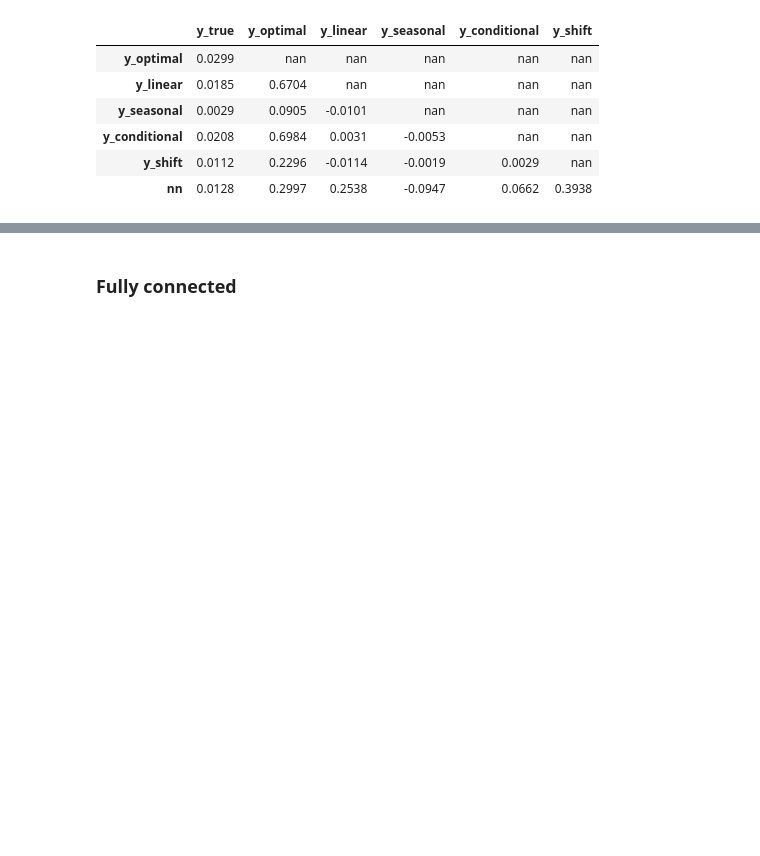
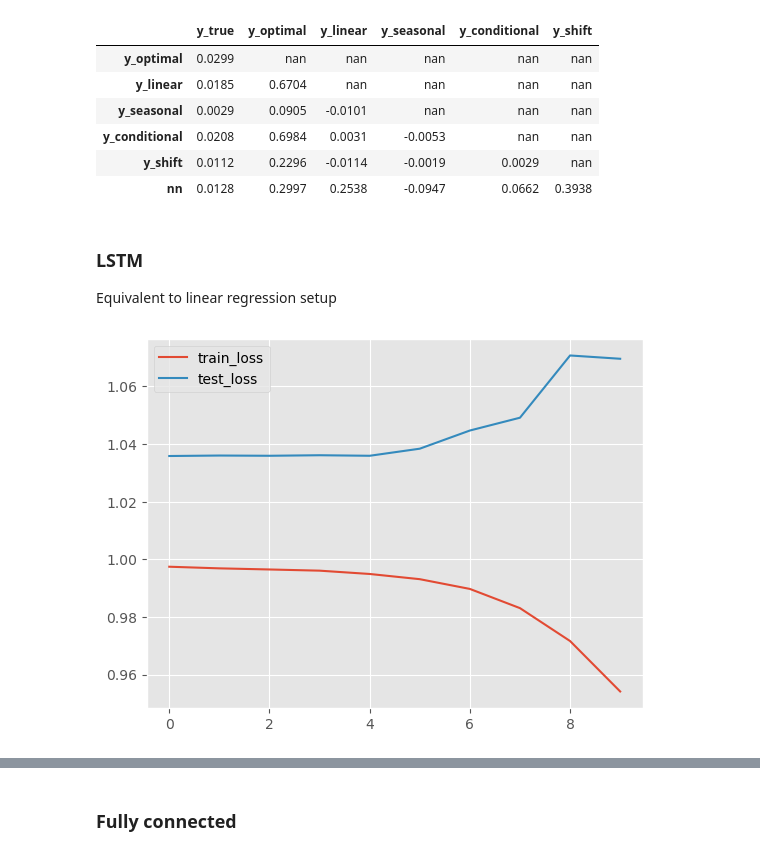
Before and after one commit to cyrilgarcia009/TSNN, a Jupyter notebook: notebooks/generators.ipynb, the cells around one changed output, grey strips where cells are left out. Saved outputs shown, nothing was run; the diff lists cells and outputs as text; code cells hidden in the pictures; blank space fills up the shorter version.

```diff
--- a/notebooks/generators.ipynb
+++ b/notebooks/generators.ipynb
@@ -137,3 +139,9 @@ comp.correl(test, z)
 | y_conditional | 0.0208 | 0.6984 | 0.0031 | -0.0053 | nan | nan |
 | y_shift | 0.0112 | 0.2296 | -0.0114 | -0.0019 | 0.0029 | nan |
 | nn | 0.0128 | 0.2997 | 0.2538 | -0.0947 | 0.0662 | 0.3938 |
+# %% [markdown]
+### LSTM
+
+Equivalent to linear regression setup
+# %%
+train, test = utils.np_to_torch(X, y, n_rolling=5, narrow=True)
@@ -139,0 +163,12 @@ comp.correl(test, z)
+# %%
+m = LSTMModel(n_f=10).to(device)
+optimizer = torch.optim.Adam(m.parameters(), lr=0.001)
+
+
+model_lstm = torch_benchmarks.TorchWrapper(m, optimizer=optimizer)
+# %%
+model_lstm.fit(train, test=test, epochs=10)
+# %%
+pd.concat([pd.Series(model_lstm.train_loss).rename('train_loss'), pd.Series(model_lstm.test_loss).rename('test_loss')], axis=1).plot();
+# %% [output]
+[figure, added]
```
Also changed, not shown: parts of 24 cells of this notebook, 1 other file.
